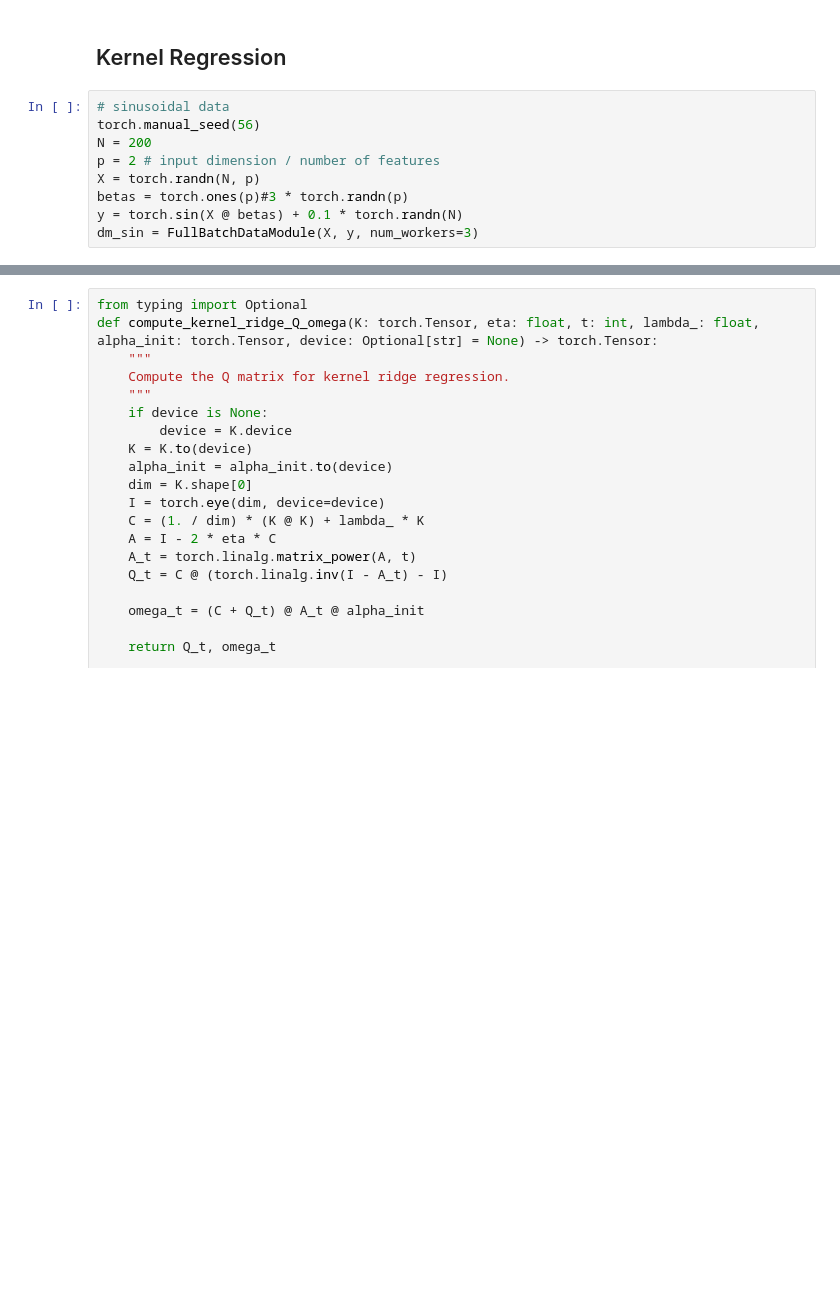
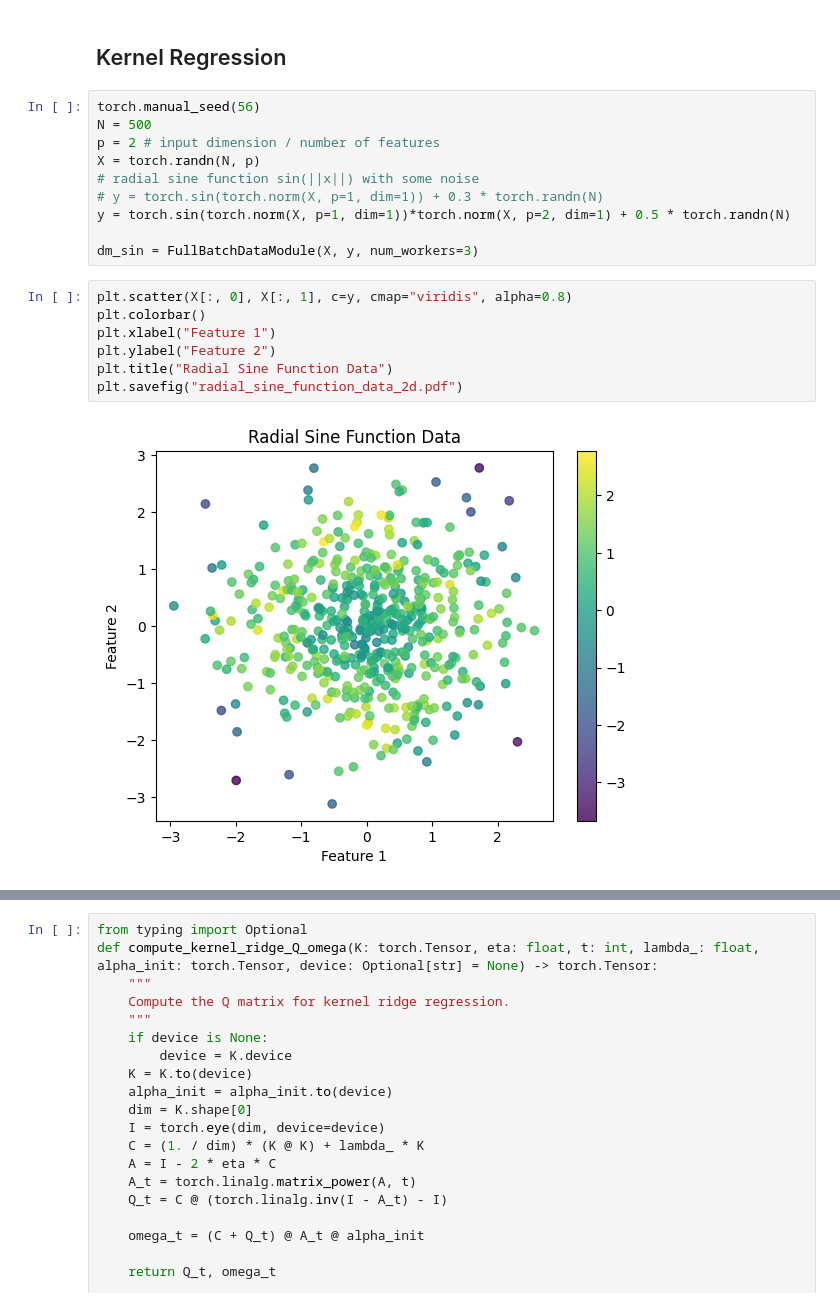
Before and after one commit to jrudoler/estimating-implicit-regularization, a Jupyter notebook: learn-inductive-bias.ipynb, the cells around one changed output, grey strips where cells are left out. Drawn from its saved outputs; the diff is of its cells as text; blank space fills up the shorter version.

```diff
--- a/learn-inductive-bias.ipynb
+++ b/learn-inductive-bias.ipynb
@@ -22,14 +22,24 @@ torch.set_float32_matmul_precision("highest")
 # %% [markdown]
 ## Kernel Regression
 # %%
-# sinusoidal data
 torch.manual_seed(56)
-N = 200
+N = 500
 p = 2 # input dimension / number of features
 X = torch.randn(N, p)
-betas = torch.ones(p)#3 * torch.randn(p)
-y = torch.sin(X @ betas) + 0.1 * torch.randn(N)
+# radial sine function sin(||x||) with some noise
+# y = torch.sin(torch.norm(X, p=1, dim=1)) + 0.3 * torch.randn(N)
+y = torch.sin(torch.norm(X, p=1, dim=1))*torch.norm(X, p=2, dim=1) + 0.5 * torch.randn(N)
+
 dm_sin = FullBatchDataModule(X, y, num_workers=3)
+# %%
+plt.scatter(X[:, 0], X[:, 1], c=y, cmap="viridis", alpha=0.8)
+plt.colorbar()
+plt.xlabel("Feature 1")
+plt.ylabel("Feature 2")
+plt.title("Radial Sine Function Data")
+plt.savefig("radial_sine_function_data_2d.pdf")
+# %% [output]
+[figure, added]
 # %%
 eta = 1e-2 # learning rate
 lambda_ = 0.1 # regularization parameter
```
Also changed, not shown: parts of 11 cells of this notebook, 1 other file.
